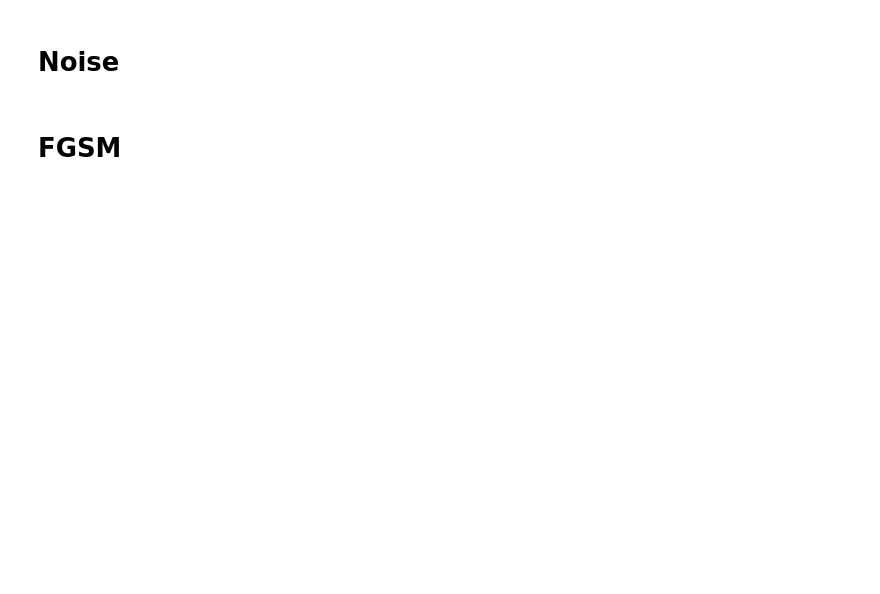
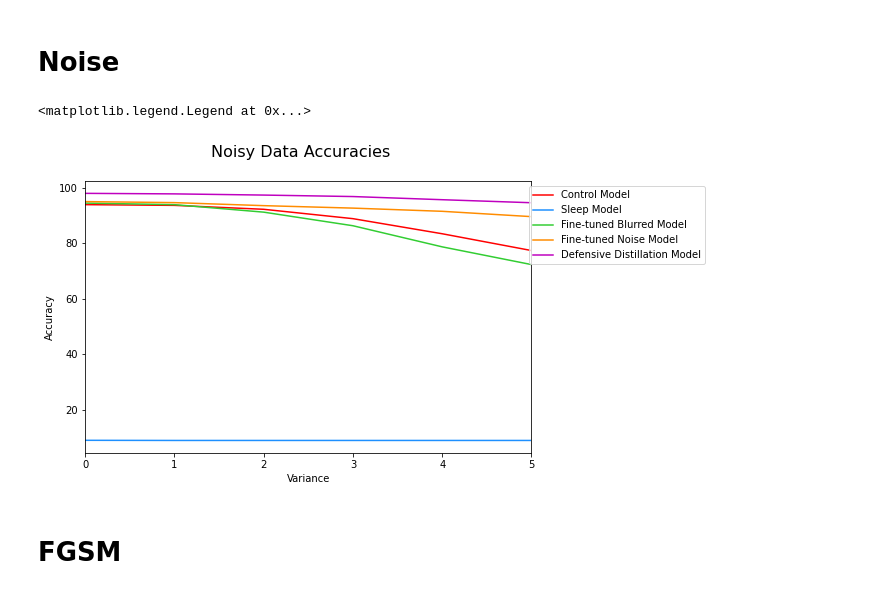
Before and after one commit to DuckShyamalan/Biologically-Inspired-Sleep-Algorithm, a Jupyter notebook: Distortions_and_FGSM.ipynb, the cells around one changed output. Saved outputs shown, nothing was run; the diff lists cells and outputs as text; code cells hidden in the pictures; blank space fills up the shorter version.

```diff
--- a/Distortions_and_FGSM.ipynb
+++ b/Distortions_and_FGSM.ipynb
@@ -321,7 +334,8 @@ for v in noise_variance:
 
   #test the sleep network
   #model = torch.load('save_sleep.pkl')  #sleep
-  model = FineTuneModel(784, 1200, 10)
+  #model = FineTuneModel(784, 1200, 10)
+  model = BaselineModel(784, 1200, 10)
   model.load_state_dict(torch.load("Models/snn_model.pt"))  #sleep
   loss_function = nn.CrossEntropyLoss()
   optimiser = optim.SGD(model.parameters(), lr=0.1, momentum=0.5)
@@ -368,16 +382,19 @@ for v in noise_variance:
 # %%
 fig = plt.figure(figsize=(8,5))
 fig.suptitle('Noisy Data Accuracies', fontsize=16)
 ax = fig.add_subplot(111)
 ax.plot([i*100 for i in noise_control], color="red", label="Control Model")
 ax.plot([i*100 for i in noise_sleep], color='dodgerblue', label="Sleep Model")
 ax.plot([i*100 for i in noise_ftblur], color="limegreen", label="Fine-tuned Blurred Model")
 ax.plot([i*100 for i in noise_ftnoise], color="darkorange", label="Fine-tuned Noise Model")
 ax.plot([i*100 for i in noise_defdist], color='m', label="Defensive Distillation Model")
 ax.set_xlabel("Variance")
 ax.set_ylabel("Accuracy")
-ax.set_xlim(xmin=0.0, xmax=15)
+ax.set_xlim(xmin=0.0, xmax=5)
 ax.legend(loc="upper right", bbox_to_anchor=(1.4, 1))
+# %% [output]
+<matplotlib.legend.Legend at 0x...>
+[figure, added]
 # %% [markdown]
 # **FGSM**
 # %%
```
Also changed, not shown: parts of 6 cells of this notebook.
